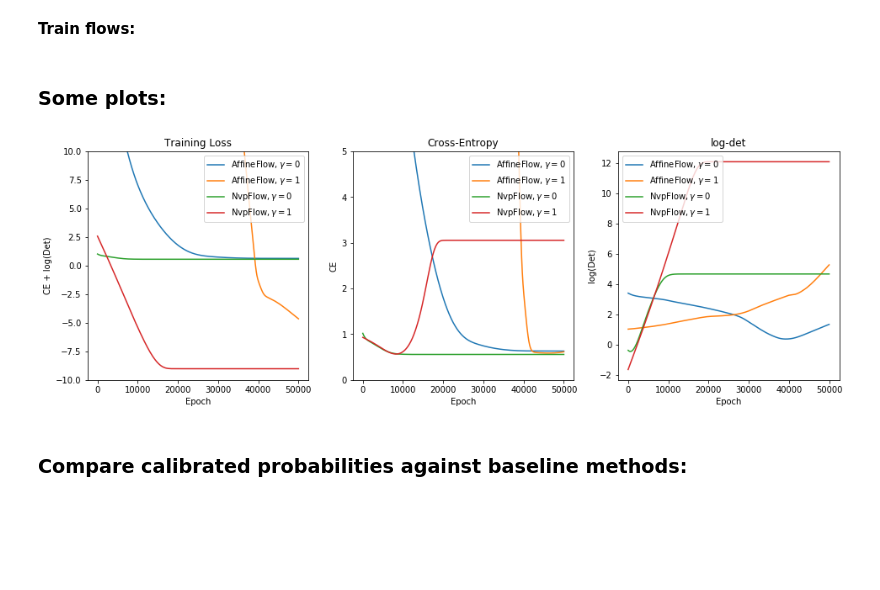
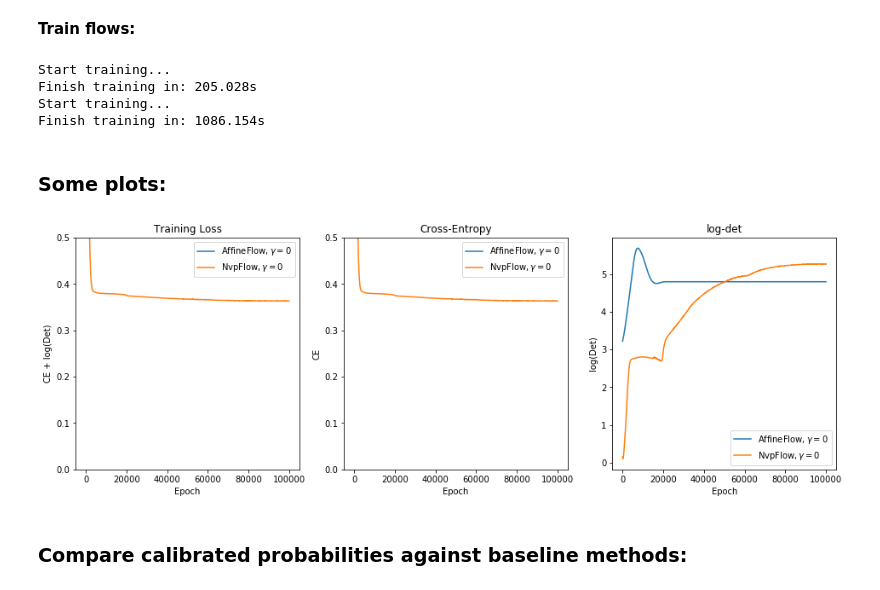
Before and after one commit to SergioAlvarezB/calibration-normalizing-flows, a Jupyter notebook: notebooks/train-flows-det.ipynb, the cells around one changed output. Saved outputs shown, nothing was run; the diff lists cells and outputs as text; code cells hidden in the pictures; blank space fills up the shorter version.

```diff
--- a/notebooks/train-flows-det.ipynb
+++ b/notebooks/train-flows-det.ipynb
@@ -113,7 +113,7 @@ class NvpCouplingLayer(nn.Module):
                 mask = np.random.randint(2, size=dim)
         else:
             mask = np.zeros((1, dim))
-            mask[dim//2:] = 1
+            mask[:, dim//2:] = 1
 
         self.mask = nn.Parameter(
                 torch.as_tensor(mask.copy(), dtype=torch.float),
@@ -159,7 +159,7 @@ class Flow(nn.Module):
 
 We introduce the parameter $\gamma$ to control the contribution of the log-determinant to the loss:
 # %%
-epochs = 50000
+epochs = 100000
 
 
 # Convert data to torch tensors.
@@ -169,29 +169,32 @@ torch_target = torch.as_tensor(target, dtype=torch.long)
 # Values of gamma to use
 gammas = [
     lambda x: 0.,
-    lambda x: 1.,
+    # lambda x: 1.,
     lambda x: 0.,
-    lambda x: 1.,
+    # lambda x: 1.,
 ]
 
 flows = [
-    Flow(layers=[AffineConstantLayer(3) for _ in range(10)]),
-    Flow(layers=[AffineConstantLayer(3) for _ in range(10)]),
-    Flow(layers=[NvpCouplingLayer(3, random_mask=False) for _ in range(10)]),
-    Flow(layers=[NvpCouplingLayer(3, random_mask=False) for _ in range(10)]),
+    Flow(layers=[AffineConstantLayer(3) for _ in range(5)]),
+    # Flow(layers=[AffineConstantLayer(3) for _ in range(10)]),
+    Flow(layers=[NvpCouplingLayer(3, random_mask=False) for _ in range(5)]),
+    # Flow(layers=[NvpCouplingLayer(3, random_mask=False) for _ in range(10)]),
 ]
 
 labels = [
     r'$\mathrm{AffineFlow}, \gamma = 0$',
-    r'$\mathrm{AffineFlow}, \gamma = 1$',
+    # r'$\mathrm{AffineFlow}, \gamma = 1$',
     r'$\mathrm{NvpFlow}, \gamma = 0$',
-    r'$\mathrm{NvpFlow}, \gamma = 1$',
+    # r'$\mathrm{NvpFlow}, \gamma = 1$',
 ]
 # %%
 def train_model(gamma, model):
 
+    print('Start training...')
+    t0 = time.time()
+
     # Instantiate optimizer and loss function
-    optimizer = torch.optim.Adam(model.parameters(), lr=1e-5)
+    optimizer = torch.optim.Adam(model.parameters(), lr=5e-5)
     CE = nn.CrossEntropyLoss()
 
     loss = []
@@ -218,6 +221,8 @@ def train_model(gamma, model):
     nll = neg_log_likelihood(probs, target)
     ECE = expected_calibration_error(probs, target)
 
+    print('Finish training in: {:.3f}s'.format(time.time()-t0))
+
     return {
         'model': model,
         'loss': loss,
@@ -230,39 +235,44 @@ def train_model(gamma, model):
 **Train flows:**
 # %%
 models = [train_model(gamma, flow) for gamma, flow in zip(gammas, flows)]
+# %% [output]
+Start training...
+Finish training in: 205.028s
+Start training...
+Finish training in: 1086.154s
 # %% [markdown]
 ### Some plots:
 # %%
 # Plot training NLL
 fig, ax = plt.subplots(1, 3, figsize=(16, 5))
 
 for i, model in enumerate(models):
     label = labels[i]
     ax[0].plot(model['loss'], label=label)
     ax[1].plot(model['ce'], label=label)
     ax[2].plot(model['logdet'], label=label)
 
 
 ax[0].set_title('Training Loss')
 ax[0].set_ylabel('CE + log(Det)')
 ax[0].set_xlabel('Epoch')
-ax[0].set_ylim([-10, 10])
+ax[0].set_ylim([0, 0.5])
 ax[0].legend()
 
 ax[1].set_title('Cross-Entropy')
 ax[1].set_ylabel('CE')
 ax[1].set_xlabel('Epoch')
-ax[1].set_ylim([0, 5])
+ax[1].set_ylim([0, 0.5])
 ax[1].legend()
 
 ax[2].set_title('log-det')
 ax[2].set_ylabel('log(Det)')
 ax[2].set_xlabel('Epoch')
 ax[2].legend()
 
 plt.show()
 # %% [output]
-[figure, old version]
+[figure, new version]
 # %%
 def autolabel(rects, ax):
     """Attach a text label above each bar in *rects*, displaying its height.
```
Also changed, not shown: parts of 6 cells of this notebook, 1 other file.
